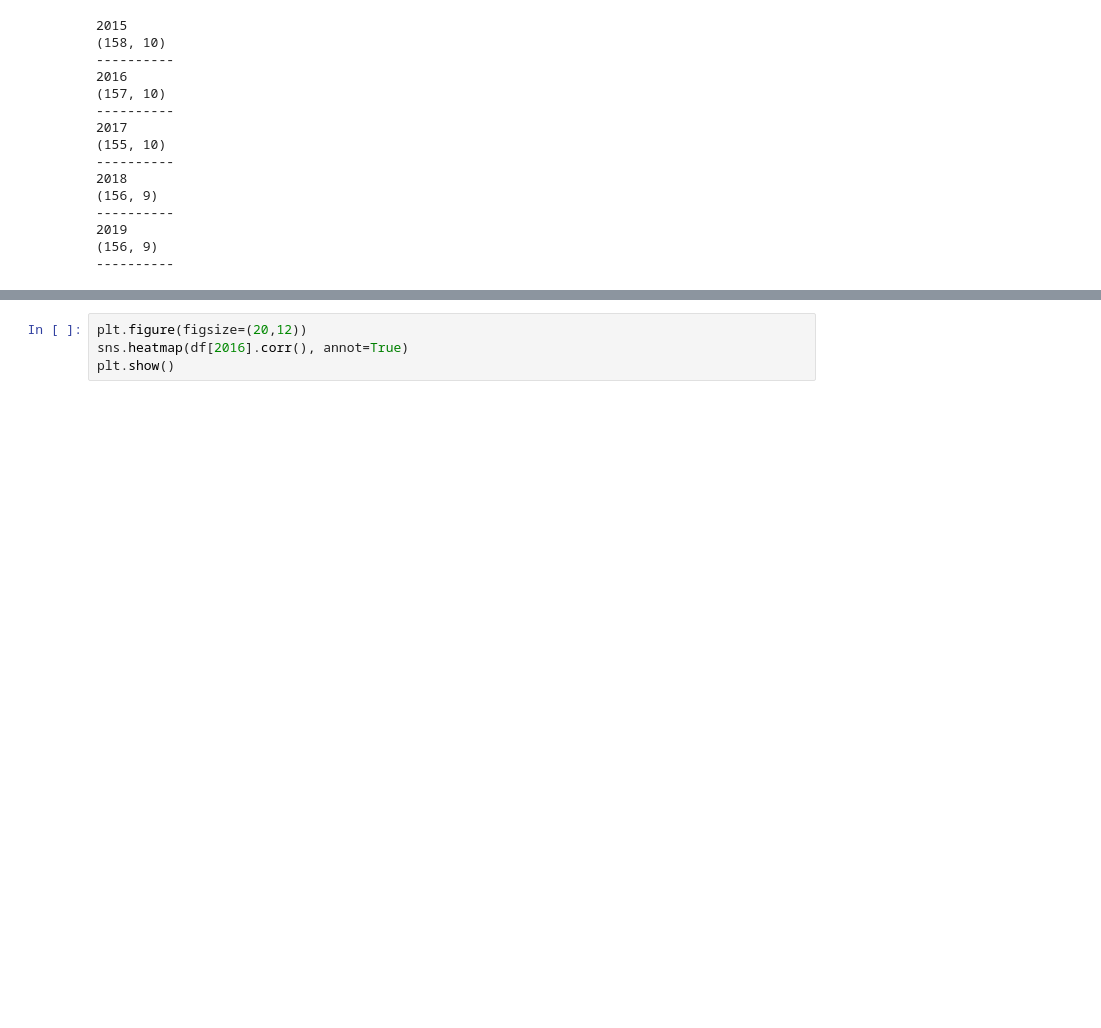
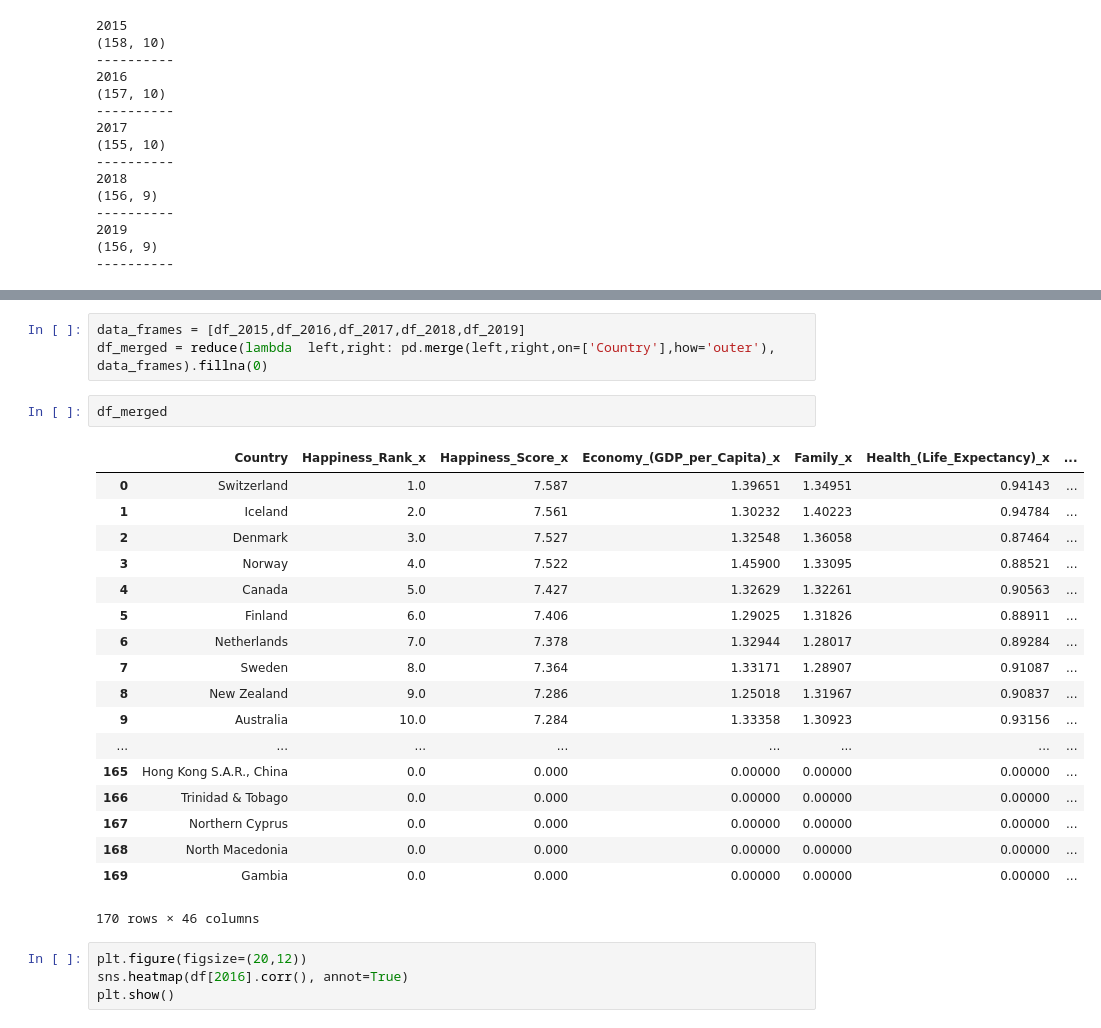
Before and after one commit to UWA-Project-1/The-World-Happiness-Analysis, a Jupyter notebook: test-work.ipynb, the cells around one changed output, grey strips where cells are left out. Saved outputs shown, nothing was run; the diff lists cells and outputs as text; blank space fills up the shorter version.

```diff
--- a/test-work.ipynb
+++ b/test-work.ipynb
@@ -252,3 +239,27 @@ df_2018['Dystop']
+# %%
+data_frames = [df_2015,df_2016,df_2017,df_2018,df_2019]
+df_merged = reduce(lambda  left,right: pd.merge(left,right,on=['Country'],how='outer'), data_frames).fillna(0)
+# %%
+df_merged
+# %% [output]
+|  | Country | Happiness_Rank_x | Happiness_Score_x | Economy_(GDP_per_Capita)_x | Family_x | Health_(Life_Expectancy)_x | ... |
+| 0 | Switzerland | 1.0 | 7.587 | 1.39651 | 1.34951 | 0.94143 | ... |
+| 1 | Iceland | 2.0 | 7.561 | 1.30232 | 1.40223 | 0.94784 | ... |
+| 2 | Denmark | 3.0 | 7.527 | 1.32548 | 1.36058 | 0.87464 | ... |
+| 3 | Norway | 4.0 | 7.522 | 1.45900 | 1.33095 | 0.88521 | ... |
+| 4 | Canada | 5.0 | 7.427 | 1.32629 | 1.32261 | 0.90563 | ... |
+| 5 | Finland | 6.0 | 7.406 | 1.29025 | 1.31826 | 0.88911 | ... |
+| 6 | Netherlands | 7.0 | 7.378 | 1.32944 | 1.28017 | 0.89284 | ... |
+| 7 | Sweden | 8.0 | 7.364 | 1.33171 | 1.28907 | 0.91087 | ... |
+| 8 | New Zealand | 9.0 | 7.286 | 1.25018 | 1.31967 | 0.90837 | ... |
+| 9 | Australia | 10.0 | 7.284 | 1.33358 | 1.30923 | 0.93156 | ... |
+| ... | ... | ... | ... | ... | ... | ... | ... |
+| 165 | Hong Kong S.A.R., China | 0.0 | 0.000 | 0.00000 | 0.00000 | 0.00000 | ... |
+| 166 | Trinidad & Tobago | 0.0 | 0.000 | 0.00000 | 0.00000 | 0.00000 | ... |
+| 167 | Northern Cyprus | 0.0 | 0.000 | 0.00000 | 0.00000 | 0.00000 | ... |
+| 168 | North Macedonia | 0.0 | 0.000 | 0.00000 | 0.00000 | 0.00000 | ... |
+| 169 | Gambia | 0.0 | 0.000 | 0.00000 | 0.00000 | 0.00000 | ... |
+170 rows × 46 columns
 # %%
 plt.figure(figsize=(20,12))
 sns.heatmap(df[2016].corr(), annot=True)
```
Also changed, not shown: parts of 14 cells of this notebook, 5 other files.
